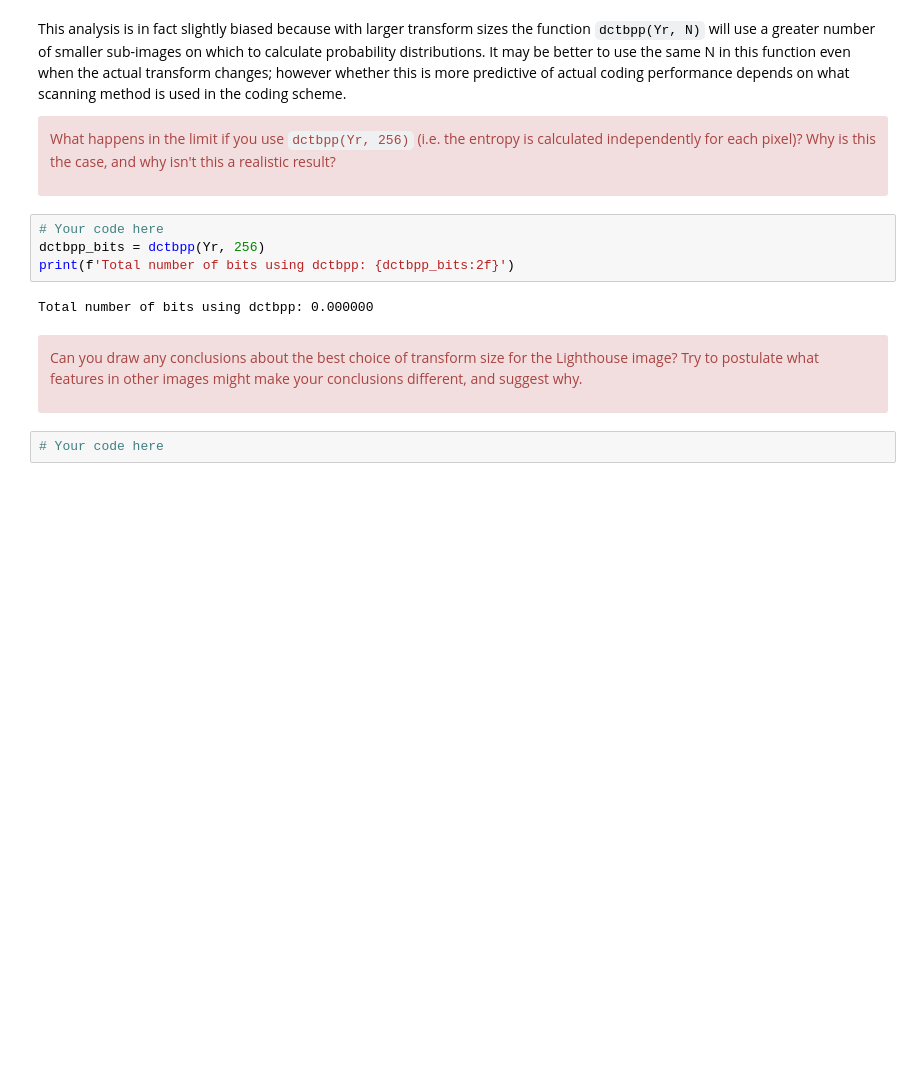
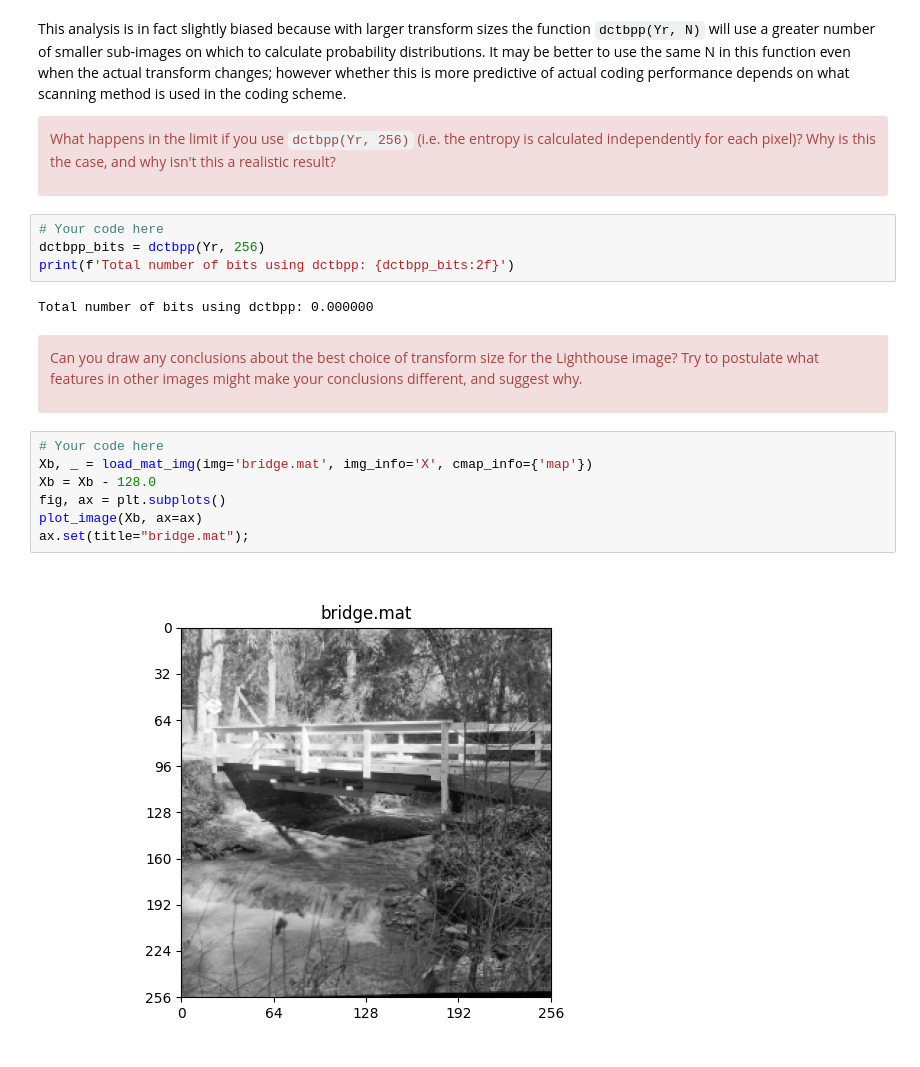
Before and after one commit to EntropyF/cued_sf2_lab, a Jupyter notebook: 7-the-discrete-cosine-transform.ipynb, the cells around one changed output. Cells and saved outputs as stored; diff of their text form; blank space fills up the shorter version.

```diff
--- a/7-the-discrete-cosine-transform.ipynb
+++ b/7-the-discrete-cosine-transform.ipynb
@@ -565,5 +569,12 @@ Total number of bits using dctbpp: 0.000000
 Can you draw any conclusions about the best choice of transform size for the
 Lighthouse image?  Try to postulate what features in other images might make your
 conclusions different, and suggest why.</div>
-# %%
-# Your code here
+# %%
+# Your code here
+Xb, _ = load_mat_img(img='bridge.mat', img_info='X', cmap_info={'map'})
+Xb = Xb - 128.0
+fig, ax = plt.subplots()
+plot_image(Xb, ax=ax)
+ax.set(title="bridge.mat");
+# %% [output]
+[figure, added]
```
Also changed, not shown: parts of 3 cells of this notebook, 1 other file.
